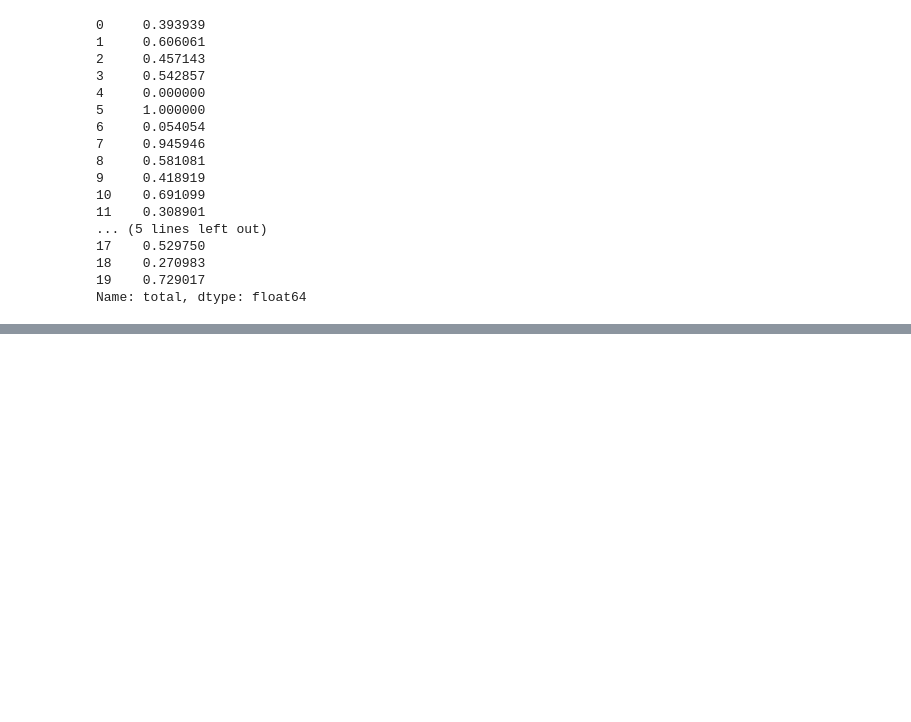
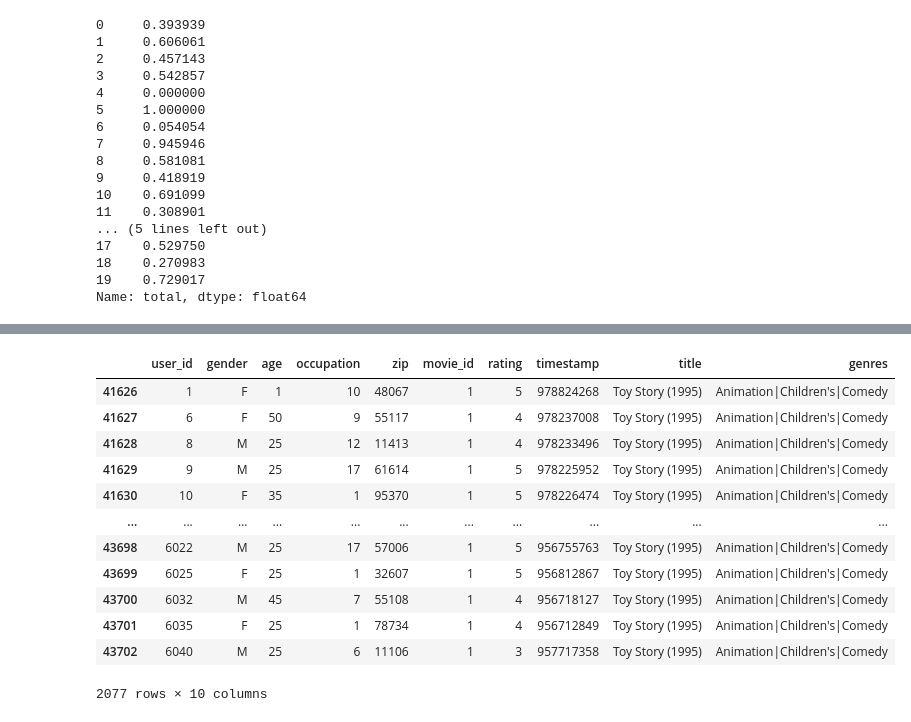
Before and after one commit to wfy0508/LearningPython, a Jupyter notebook: dataAnalysis/chapter14.ipynb, the cells around one changed output, grey strips where cells are left out. Cells and saved outputs as stored; diff of their text form; code cells hidden in the pictures; blank space fills up the shorter version.

```diff
--- a/dataAnalysis/chapter14.ipynb
+++ b/dataAnalysis/chapter14.ipynb
@@ -334,0 +340,24 @@ Name: total, dtype: float64
+# %%
+# 展示内容设置为10行
+pd.options.display.max_rows = 10
+# 读取用户数据
+user_names = ['user_id', 'gender', 'age', 'occupation', 'zip']
+users = pd.read_table('./examples/users.dat',
+                      sep='::',
+                      header=None,
+                      names=user_names,
+                      engine='python')
+# 读取评分数据
+rate_names = ['user_id', 'movie_id', 'rating', 'timestamp']
+ratings = pd.read_table('./examples/ratings.dat',
+                        sep='::',
+                        header=None,
+                        names=rate_names,
+                        engine='python')
+# 读取电影数据
+movie_names = ['movie_id', 'title', 'genres']
+movies = pd.read_table('./examples/movies.dat',
+                       sep='::',
+                       header=None,
+                       names=movie_names,
+                       engine='python')
@@ -334,0 +392,4 @@ Name: total, dtype: float64
+# %%
+# 要分析数据，首先将3份数据合并到一起
+data = pd.merge(pd.merge(users, ratings), movies)
+data[:5]
@@ -334,0 +403,16 @@ Name: total, dtype: float64
+# %%
+data.loc[data.title == 'Toy Story (1995)']
+# %% [output]
+|  | user_id | gender | age | occupation | zip | movie_id | rating | timestamp | title | genres |
+| 41626 | 1 | F | 1 | 10 | 48067 | 1 | 5 | 978824268 | Toy Story (1995) | Animation|Children's|Comedy |
+| 41627 | 6 | F | 50 | 9 | 55117 | 1 | 4 | 978237008 | Toy Story (1995) | Animation|Children's|Comedy |
+| 41628 | 8 | M | 25 | 12 | 11413 | 1 | 4 | 978233496 | Toy Story (1995) | Animation|Children's|Comedy |
+| 41629 | 9 | M | 25 | 17 | 61614 | 1 | 5 | 978225952 | Toy Story (1995) | Animation|Children's|Comedy |
+| 41630 | 10 | F | 35 | 1 | 95370 | 1 | 5 | 978226474 | Toy Story (1995) | Animation|Children's|Comedy |
+| ... | ... | ... | ... | ... | ... | ... | ... | ... | ... | ... |
+| 43698 | 6022 | M | 25 | 17 | 57006 | 1 | 5 | 956755763 | Toy Story (1995) | Animation|Children's|Comedy |
+| 43699 | 6025 | F | 25 | 1 | 32607 | 1 | 5 | 956812867 | Toy Story (1995) | Animation|Children's|Comedy |
+| 43700 | 6032 | M | 45 | 7 | 55108 | 1 | 4 | 956718127 | Toy Story (1995) | Animation|Children's|Comedy |
+| 43701 | 6035 | F | 25 | 1 | 78734 | 1 | 4 | 956712849 | Toy Story (1995) | Animation|Children's|Comedy |
+| 43702 | 6040 | M | 25 | 6 | 11106 | 1 | 3 | 957717358 | Toy Story (1995) | Animation|Children's|Comedy |
+2077 rows × 10 columns
```
Also changed, not shown: parts of 31 cells of this notebook, 2 other files.
